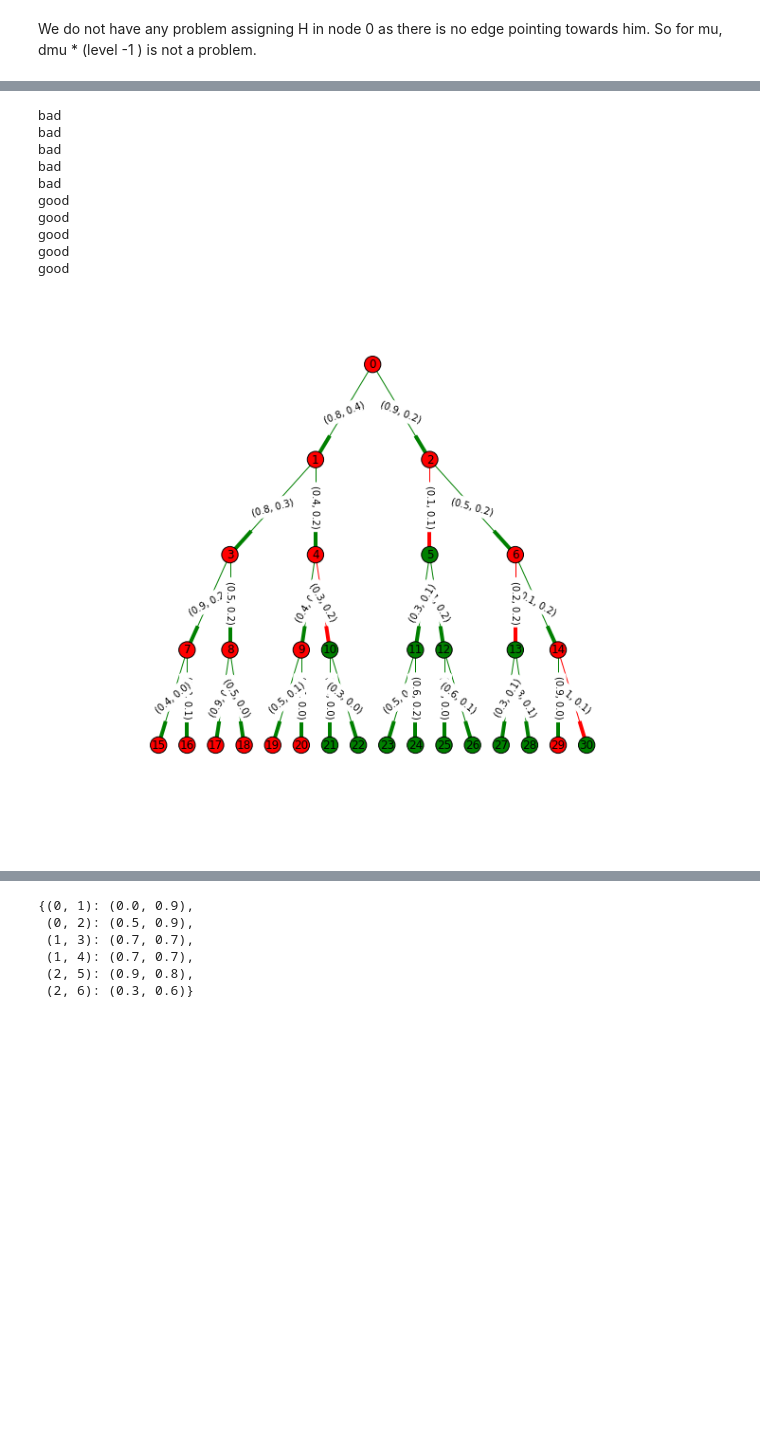
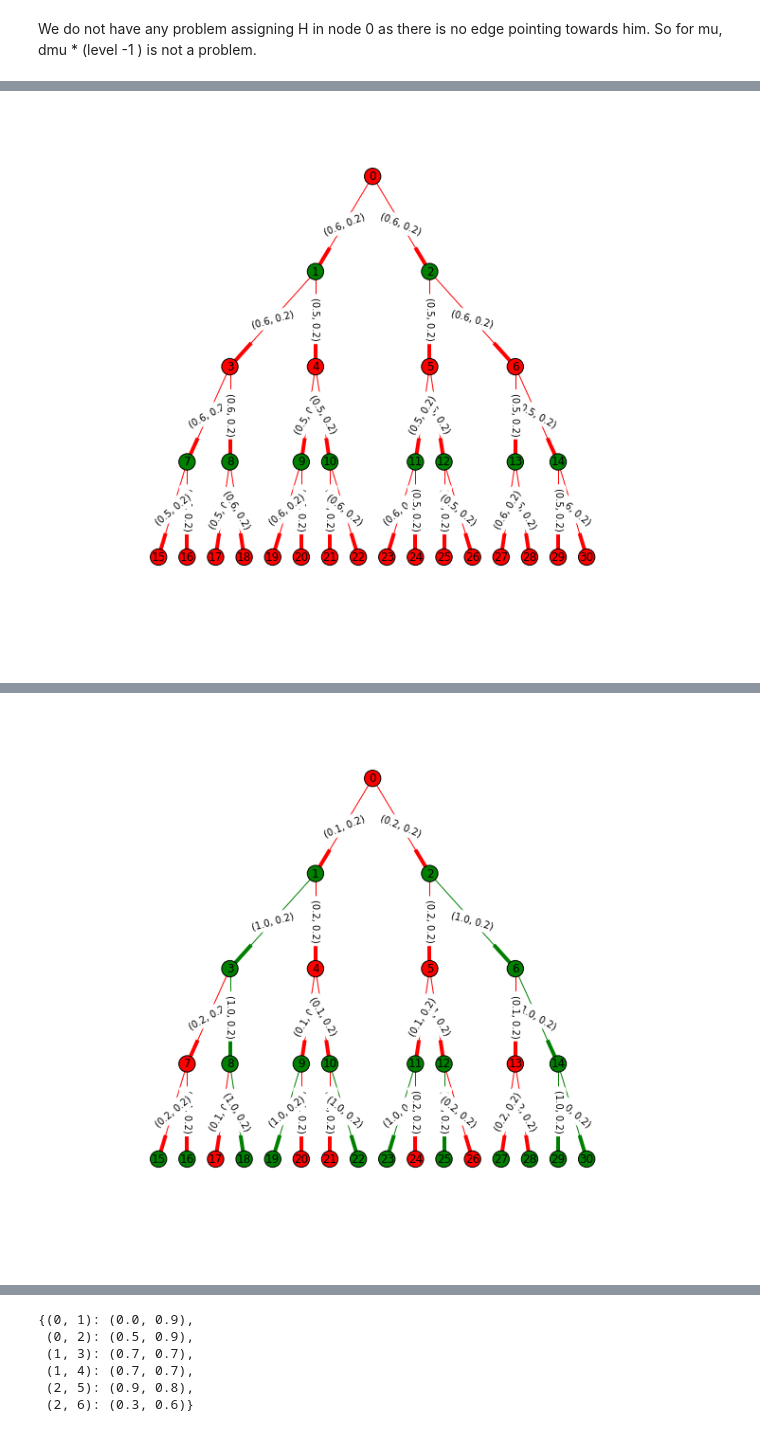
Before and after one commit to arefindk/csss16-trust, a Jupyter notebook: simple-model/trust-v1.ipynb, the cells around one changed output, grey strips where cells are left out. Saved outputs shown, nothing was run; the diff lists cells and outputs as text; code cells hidden in the pictures; blank space fills up the shorter version.

```diff
--- a/simple-model/trust-v1.ipynb
+++ b/simple-model/trust-v1.ipynb
@@ -95,8 +95,8 @@ sd_change_in_alpha = 0.001
 
 for edge in G.edges():
     subordinate_node = edge[1]
-    current_h = sample_h(levels_of_nodes[subordinate_node], mean_info = mean_info_higehst_level, dmu = dmu_each_level)
-    current_alpha = np.random.sample()#sample_alpha(mean_trust, sd_trust)
+    current_h = 0.2#sample_h(levels_of_nodes[subordinate_node], mean_info = mean_info_higehst_level, dmu = dmu_each_level)
+    current_alpha = 0.5#sample_alpha(mean_trust, sd_trust)
     G[edge[0]][edge[1]]['H'] = current_h
     G[edge[0]][edge[1]]['alpha'] = current_alpha
 # %%
@@ -142,9 +142,10 @@ nx.get_edge_attributes(G, 'H')
 # %%
-for it in range(10):
+all_iterations = dict()
+for it in range(20):
     ## Order can be -1 or 1
     flips = {1:-1, -1:1}
     order = -1
-    delta = 0 ## The higher the delta the more skeptical we are
+    delta = 0.8 ## The higher the delta the more skeptical we are
     root_node = 0
     bits = dict()
     bits[root_node] = order
@@ -224,42 +225,39 @@ for it in range(10):
                 #print edge, current_alpha
                 new_alpha = current_alpha + sample_change_in_alpha(mean_change_in_alpha, sd_change_in_alpha)
                 if new_alpha > 1:
                     new_alpha = 1
                 elif new_alpha < 0:
                     new_alpha = 0
                 G[edge[0]][edge[1]]['alpha'] = new_alpha
 
 
-    print collective_outcome
+    all_iterations[it] = dict()
+    all_iterations[it]['collective_outcome'] = collective_outcome
+    #print collective_outcome
+    all_iterations[it]['flip_keep'] = flip_keep
+    #print Counter(flip_keep.values())
+    all_iterations[it]['bits'] = bits
+    #print Counter(bits.values())
 
     #print nx.get_edge_attributes(G, 'alpha')
+    all_iterations[it]['alpha'] = nx.get_edge_attributes(G, 'alpha')
 
     labels = dict()
     alphas = nx.get_edge_attributes(G, 'alpha')
     Hs = nx.get_edge_attributes(G, 'H')
     for key in G.edges():
         #print key
         current_alpha = round(alphas[key], 1)
         current_H = round(Hs[key], 1)
         labels[key] = (current_alpha, current_H)
     # print labels
 
     plt.figure(figsize=(12,10))
     pos=nx.nx_pydot.graphviz_layout(G,prog='dot')
     nx.draw_networkx_edge_labels(G,pos=nx.nx_pydot.graphviz_layout(G,prog='dot'), edge_labels = labels)
     color_map_node = {1:'g', -1:'r'}
     color_map_edge = {"keep":'g', "flip":'r'}
     # colors = [G[u][v]['color'] for u,v in edges]
     nx.draw(G,pos, node_color=[color_map_node[bits[node]] for node in G],  edge_color=[color_map_edge[flip_keep[edge]] for edge in G.edges()],with_labels=True,arrows=True)
 # %% [output]
-bad
-bad
-bad
-bad
-bad
-good
-good
-good
-good
-good
-[figure, old version]
+[figure, new version]
@@ -274,0 +273 @@ good
+[figure, added]
```
Also changed, not shown: parts of 12 cells of this notebook.
